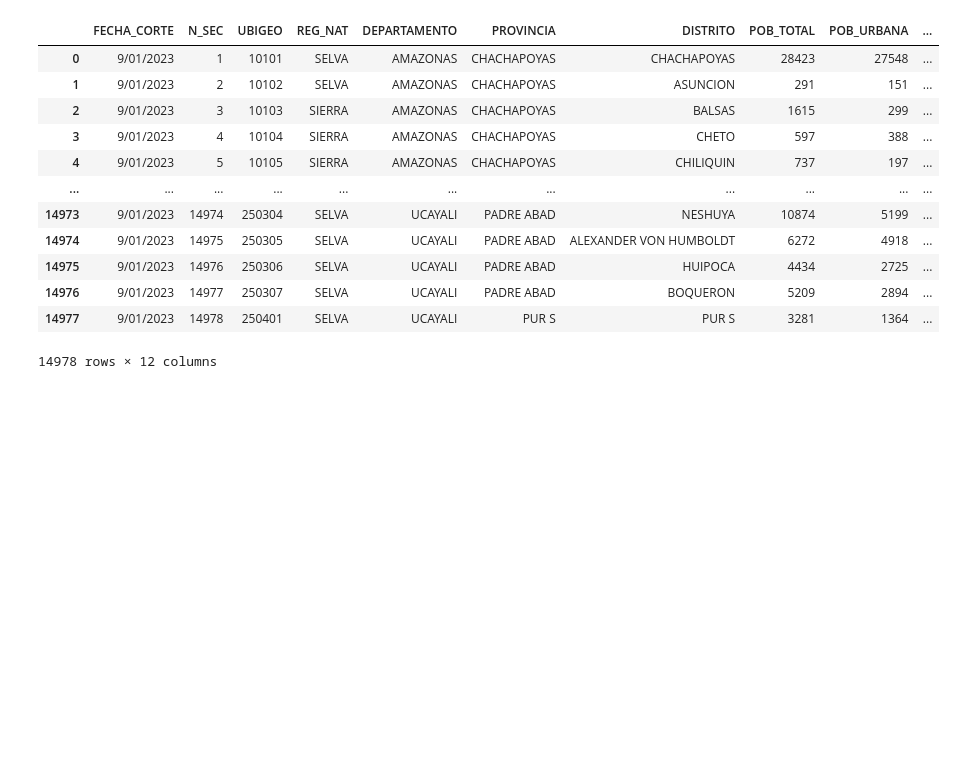
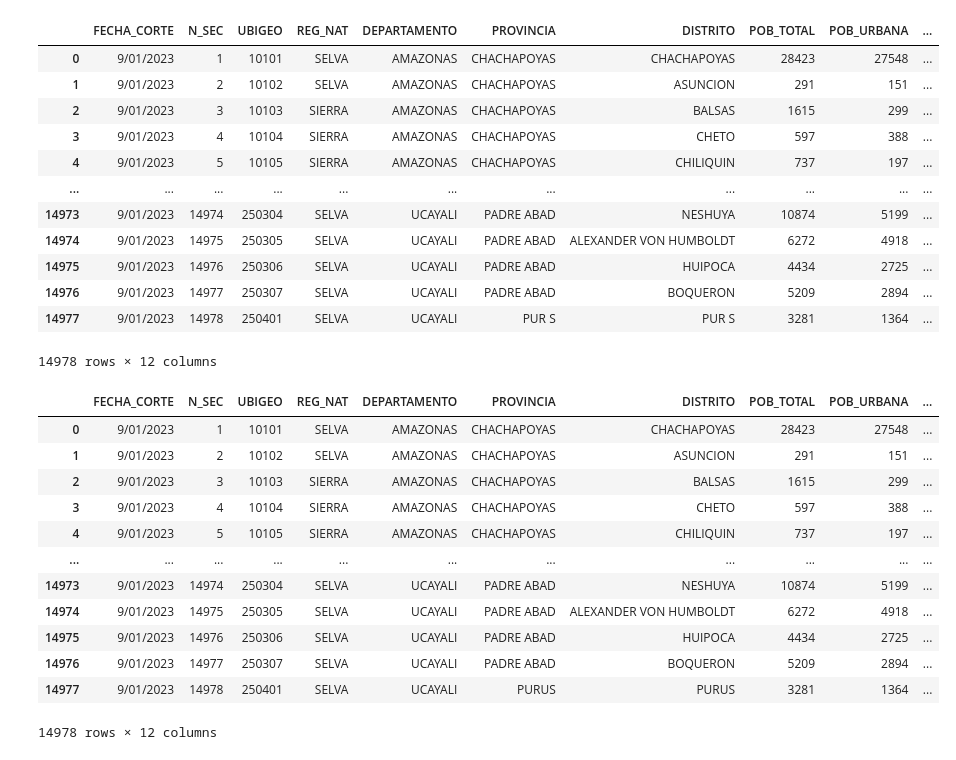
Before and after one commit to lMiaul/SI_TF, a Jupyter notebook: Regresion_Lineal.ipynb, the cells around one changed output. Saved outputs shown, nothing was run; the diff lists cells and outputs as text; code cells hidden in the pictures; blank space fills up the shorter version.

Commit message:
Se limpió el archivo que mantiene los datos con tildes para que no se pierdan los nombres completos de los departamentos, provincias y distritos.

```diff
--- a/Regresion_Lineal.ipynb
+++ b/Regresion_Lineal.ipynb
@@ -26,3 +26,21 @@ df.head(14980)
 | 14976 | 9/01/2023 | 14977 | 250307 | SELVA | UCAYALI | PADRE ABAD | BOQUERON | 5209 | 2894 | ... |
 | 14977 | 9/01/2023 | 14978 | 250401 | SELVA | UCAYALI | PUR S | PUR S | 3281 | 1364 | ... |
 14978 rows × 12 columns
+# %%
+#Limpiado de las tildes antes de procesar el dato
+df = pd.read_csv('/MyDrive/MyDrive/Sistemas Inteligentes/B. Generación Anual de residuos municipal_Distrital_2014_2021_0_ST.csv', encoding='utf-8')
+df.head(14980)
+# %% [output]
+|  | FECHA_CORTE | N_SEC | UBIGEO | REG_NAT | DEPARTAMENTO | PROVINCIA | DISTRITO | POB_TOTAL | POB_URBANA | ... |
+| 0 | 9/01/2023 | 1 | 10101 | SELVA | AMAZONAS | CHACHAPOYAS | CHACHAPOYAS | 28423 | 27548 | ... |
+| 1 | 9/01/2023 | 2 | 10102 | SELVA | AMAZONAS | CHACHAPOYAS | ASUNCION | 291 | 151 | ... |
+| 2 | 9/01/2023 | 3 | 10103 | SIERRA | AMAZONAS | CHACHAPOYAS | BALSAS | 1615 | 299 | ... |
+| 3 | 9/01/2023 | 4 | 10104 | SIERRA | AMAZONAS | CHACHAPOYAS | CHETO | 597 | 388 | ... |
+| 4 | 9/01/2023 | 5 | 10105 | SIERRA | AMAZONAS | CHACHAPOYAS | CHILIQUIN | 737 | 197 | ... |
+| ... | ... | ... | ... | ... | ... | ... | ... | ... | ... | ... |
+| 14973 | 9/01/2023 | 14974 | 250304 | SELVA | UCAYALI | PADRE ABAD | NESHUYA | 10874 | 5199 | ... |
+| 14974 | 9/01/2023 | 14975 | 250305 | SELVA | UCAYALI | PADRE ABAD | ALEXANDER VON HUMBOLDT | 6272 | 4918 | ... |
+| 14975 | 9/01/2023 | 14976 | 250306 | SELVA | UCAYALI | PADRE ABAD | HUIPOCA | 4434 | 2725 | ... |
+| 14976 | 9/01/2023 | 14977 | 250307 | SELVA | UCAYALI | PADRE ABAD | BOQUERON | 5209 | 2894 | ... |
+| 14977 | 9/01/2023 | 14978 | 250401 | SELVA | UCAYALI | PURUS | PURUS | 3281 | 1364 | ... |
+14978 rows × 12 columns
```
Also changed, not shown: parts of 1 cell of this notebook.
